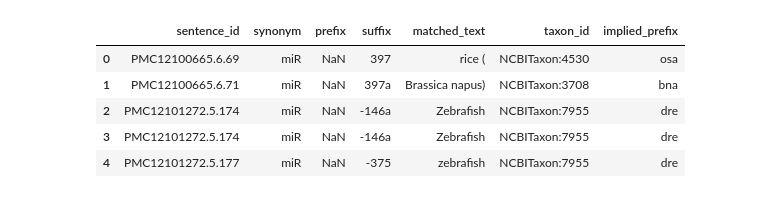
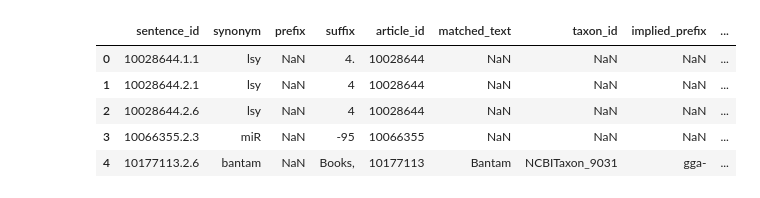
Before and after one commit to BeaquinBenefesis/Text-Mining, a Jupyter notebook: scripts/notebook.ipynb, the cells around one changed output. Cells and saved outputs as stored; diff of their text form; code cells hidden in the pictures.

```diff
--- a/scripts/notebook.ipynb
+++ b/scripts/notebook.ipynb
@@ -60,6 +95,11 @@ True
 # %%
+mirna_prefixes = '/mnt/raidbio2/extproj/projekte/textmining/mirnaTextmining/mirClassification/data/mirnas_prefix.tsv'
+mirna_prefixes = pd.read_csv(mirna_prefixes, sep='\t')
+mirna_prefixes['id'] = mirna_prefixes['id'].str.replace(':', '_')
 valid_tax_ids = set(mirna_prefixes['id'])
 valid_taxons = taxon_hits['taxon_id'].isin(valid_tax_ids)
 taxon_hits_filtered = taxon_hits[valid_taxons].reset_index(drop=True)
+print(taxon_hits['taxon_id'].notna().sum())
+print(taxon_hits_filtered['taxon_id'].notna().sum())
 taxon_hits_filtered.head()
 # %% [output]
@@ -86,3 +187,8 @@ mirna_hits['prefix'] = mirna_hits['prefix'].str.lower()
 valid_prefixes = set(mirna_prefixes['prefix'] + '-')
 is_valid_prefix = mirna_hits["prefix"].fillna("").isin(valid_prefixes)
 mirna_hits.loc[~is_valid_prefix, "prefix"] = None
+
+
+# Filter suffixes
+suffix_pattern = r"((-|_|x| )?[0-9]+([a-g\*p]+)?(-[35]p)?[0-9]*)"
+mirna_hits['matched_suffix'] = mirna_hits['suffix'].str.extract(suffix_pattern)[0]
@@ -88,0 +226,7 @@ mirna_hits.loc[~is_valid_prefix, "prefix"] = None
+# %%
+tax_id_to_prefix = dict(zip(mirna_prefixes['id'], mirna_prefixes['prefix'] + '-'))
+prefix_to_tax_id = dict(zip(mirna_prefixes['prefix'] + '-', mirna_prefixes['id']))
+
+mirna_hits['taxon_id'] = mirna_hits['prefix'].map(prefix_to_tax_id)
+combined = pd.concat([mirna_hits[['article_id', 'taxon_id']], taxon_hits_filtered[['article_id', 'taxon_id']]], ignore_index=True)
+plot_per_article_taxons(combined, 'Distribution of taxon mentions (mirna prefix included)')
@@ -89,13 +239,17 @@ mirna_hits.loc[~is_valid_prefix, "prefix"] = None
 # %%
-joined = pd.merge(mirna_hits[['sentence_id', 'synonym', 'prefix', 'suffix']], taxon_hits_filtered[['sentence_id', 'matched_text', 'taxon_id']], how='inner', on='sentence_id')
+joined = pd.merge(mirna_hits[['sentence_id', 'synonym', 'prefix', 'suffix', 'article_id']], taxon_hits_filtered[['sentence_id', 'matched_text', 'taxon_id']], how='outer', on='sentence_id')
 # %%
 tax_id_to_prefix = dict(zip(mirna_prefixes['id'], mirna_prefixes['prefix'] + '-'))
+prefix_to_tax_id = dict(zip(mirna_prefixes['prefix'] + '-', mirna_prefixes['id']))
+
 joined['implied_prefix'] = joined['taxon_id'].map(tax_id_to_prefix)
-mismatch = joined[joinned]
+joined['implied_taxon'] = joined['prefix'].map(prefix_to_tax_id)
+
+joined.head()
 # %% [output]
-|  | sentence_id | synonym | prefix | suffix | matched_text | taxon_id | implied_prefix |
-| 0 | PMC12100665.6.69 | miR | NaN | 397 | rice ( | NCBITaxon:4530 | osa |
-| 1 | PMC12100665.6.71 | miR | NaN | 397a | Brassica napus) | NCBITaxon:3708 | bna |
-| 2 | PMC12101272.5.174 | miR | NaN | -146a | Zebrafish | NCBITaxon:7955 | dre |
-| 3 | PMC12101272.5.174 | miR | NaN | -146a | Zebrafish | NCBITaxon:7955 | dre |
-| 4 | PMC12101272.5.177 | miR | NaN | -375 | zebrafish | NCBITaxon:7955 | dre |
+|  | sentence_id | synonym | prefix | suffix | article_id | matched_text | taxon_id | implied_prefix | ... |
+| 0 | 10028644.1.1 | lsy | NaN | 4. | 10028644 | NaN | NaN | NaN | ... |
+| 1 | 10028644.2.1 | lsy | NaN | 4 | 10028644 | NaN | NaN | NaN | ... |
+| 2 | 10028644.2.6 | lsy | NaN | 4 | 10028644 | NaN | NaN | NaN | ... |
+| 3 | 10066355.2.3 | miR | NaN | -95 | 10066355 | NaN | NaN | NaN | ... |
+| 4 | 10177113.2.6 | bantam | NaN | Books, | 10177113 | Bantam | NCBITaxon_9031 | gga- | ... |
```
Also changed, not shown: parts of 27 cells of this notebook, 12 other files.
